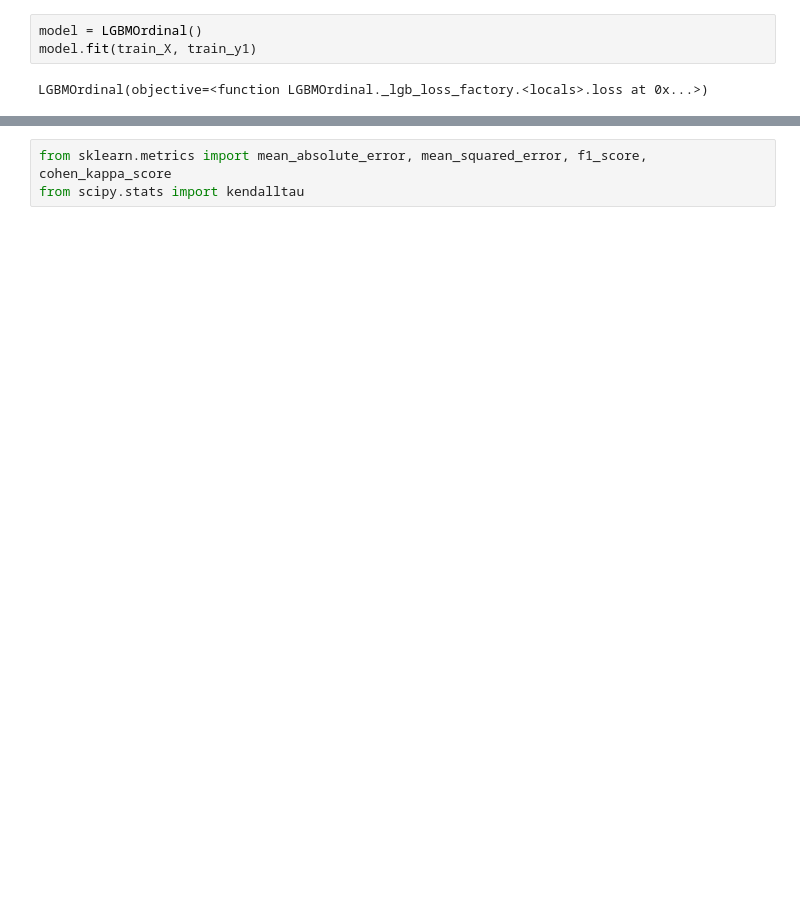
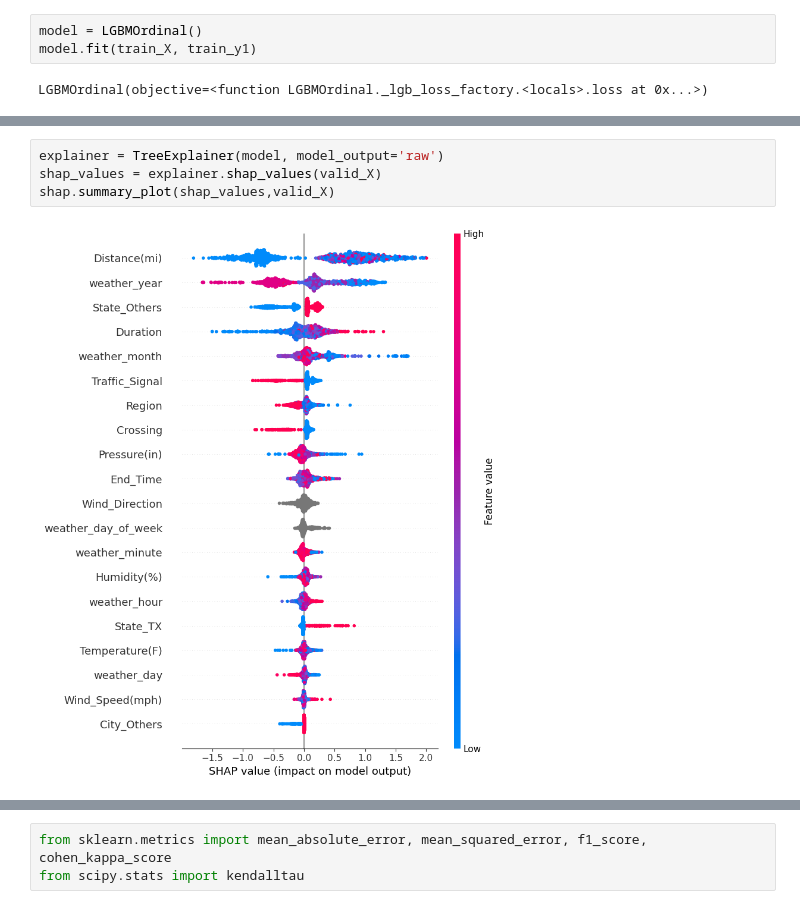
Before and after one commit to win-laeyee/traffic_accident_severity_prediction, a Jupyter notebook: notebooks/models/ordinalGBT.ipynb, the cells around one changed output, grey strips where cells are left out. Drawn from its saved outputs; the diff is of its cells as text; blank space fills up the shorter version.

```diff
--- a/notebooks/models/ordinalGBT.ipynb
+++ b/notebooks/models/ordinalGBT.ipynb
@@ -234,0 +206,6 @@ print(cm)
+# %%
+explainer = TreeExplainer(model, model_output='raw')
+shap_values = explainer.shap_values(valid_X)
+shap.summary_plot(shap_values,valid_X)
+# %% [output]
+[figure, added]
```
Also changed, not shown: parts of 56 cells of this notebook.
